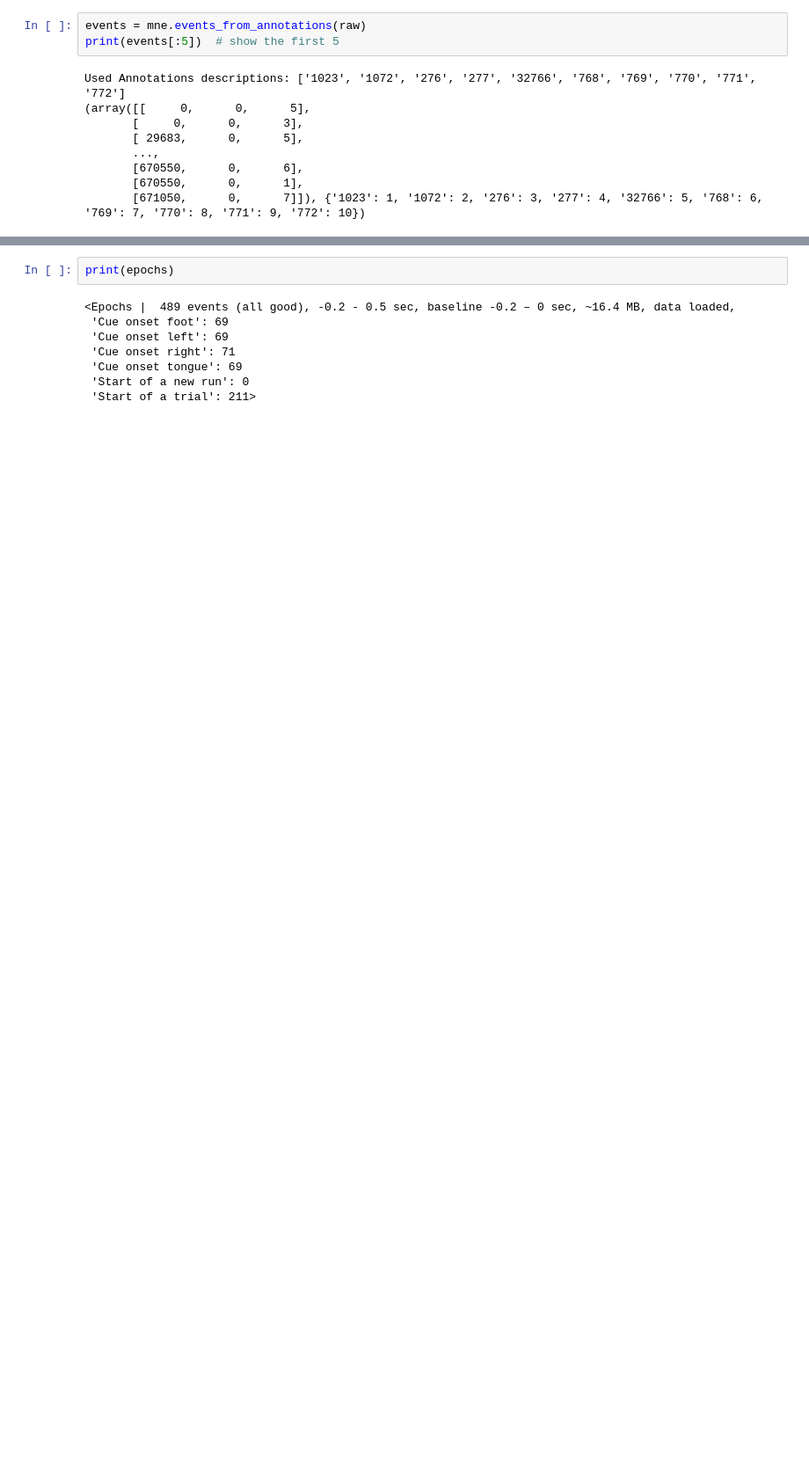
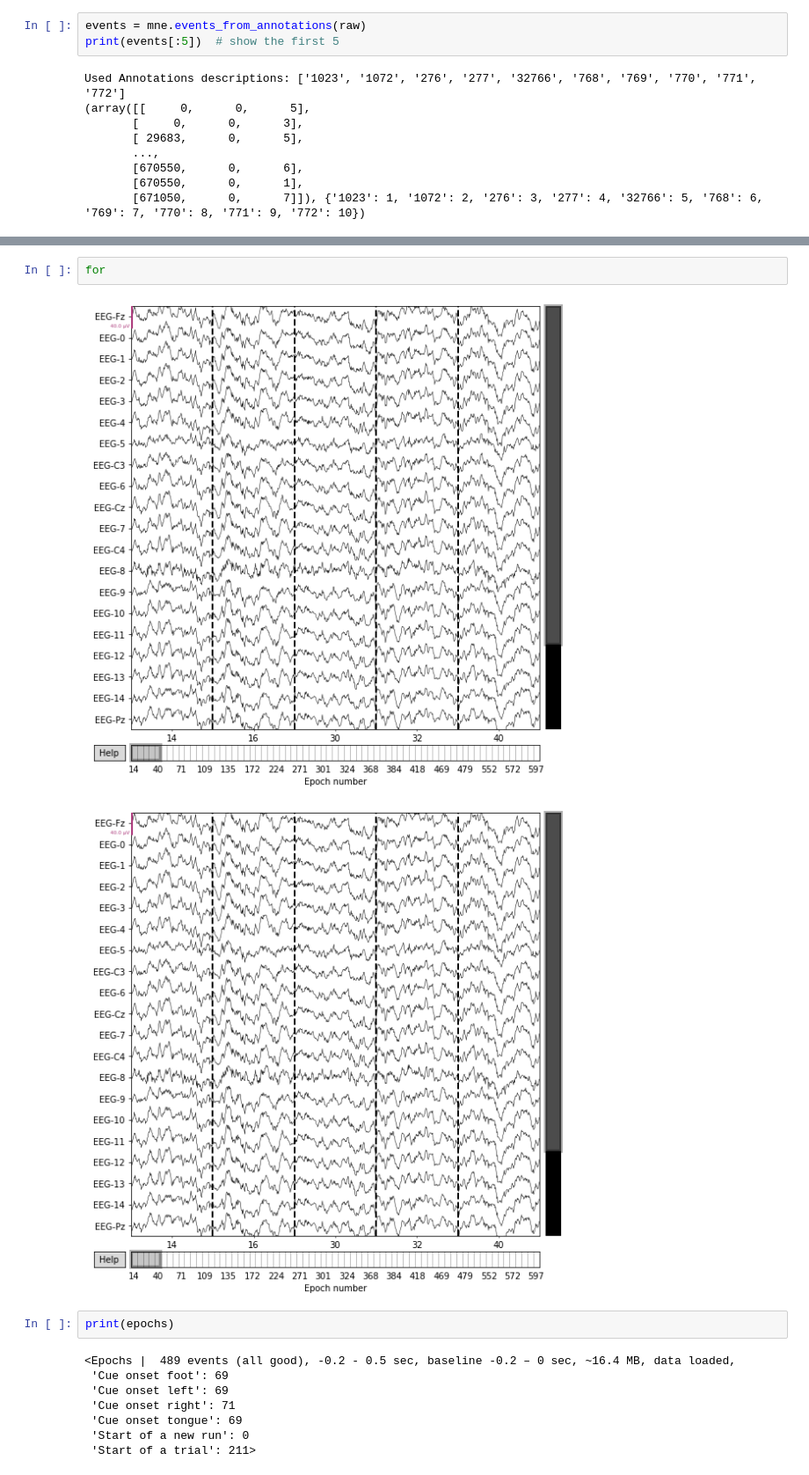
Before and after one commit to VR-BCI-Application-Team/eeg-motor-imagery, a Jupyter notebook: data-visualization.ipynb, the cells around one changed output, grey strips where cells are left out. Shown at 88% size. Cells and saved outputs as stored; diff of their text form; blank space fills up the shorter version.

```diff
--- a/data-visualization.ipynb
+++ b/data-visualization.ipynb
@@ -104,3 +159,8 @@ epochs.plot(n_epochs=9)
+# %%
+for
+# %% [output]
+[figure, added]
+[figure, added]
 # %%
 print(epochs)
 # %% [output]
```
Also changed, not shown: parts of 24 cells of this notebook, 19 other files.
